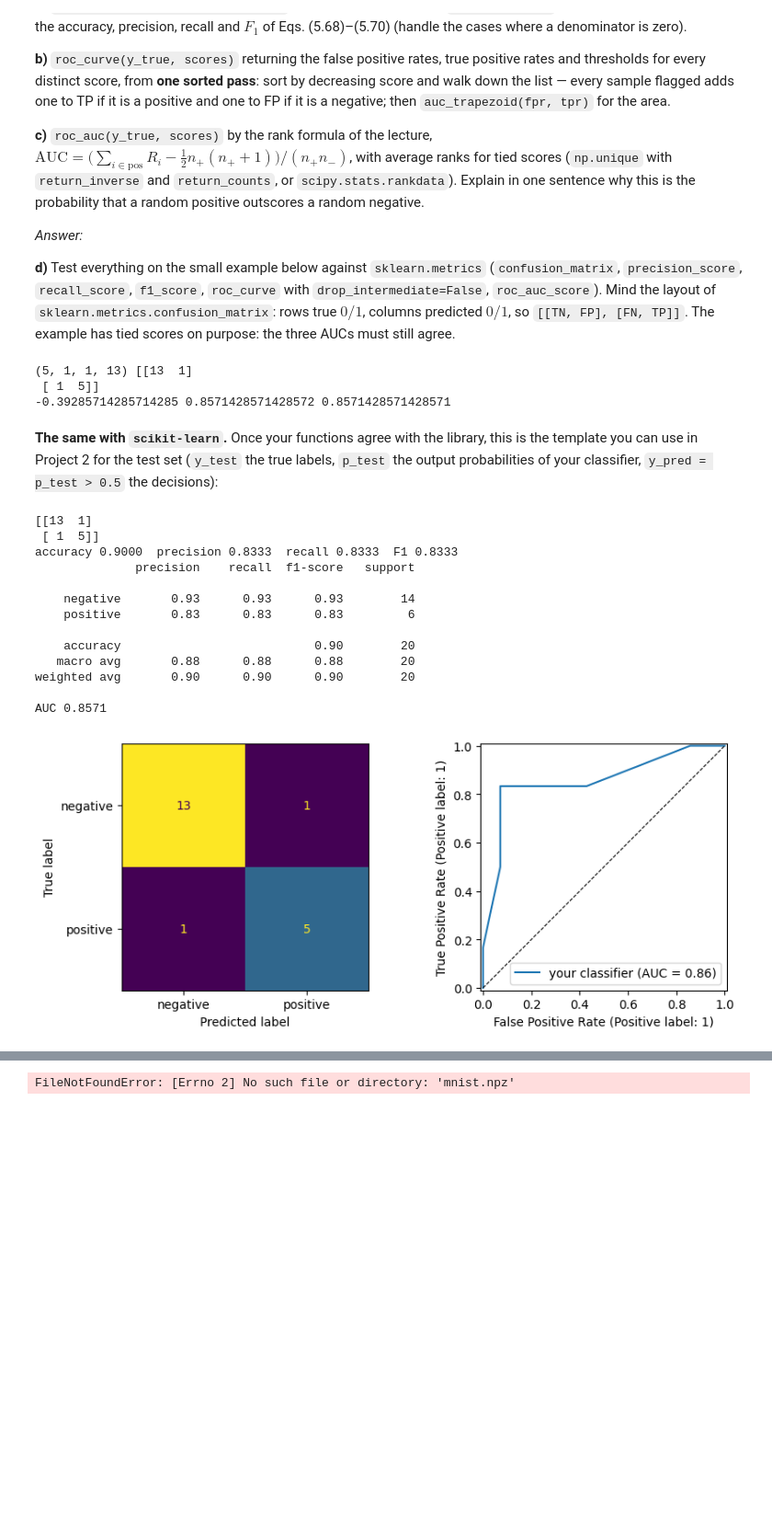
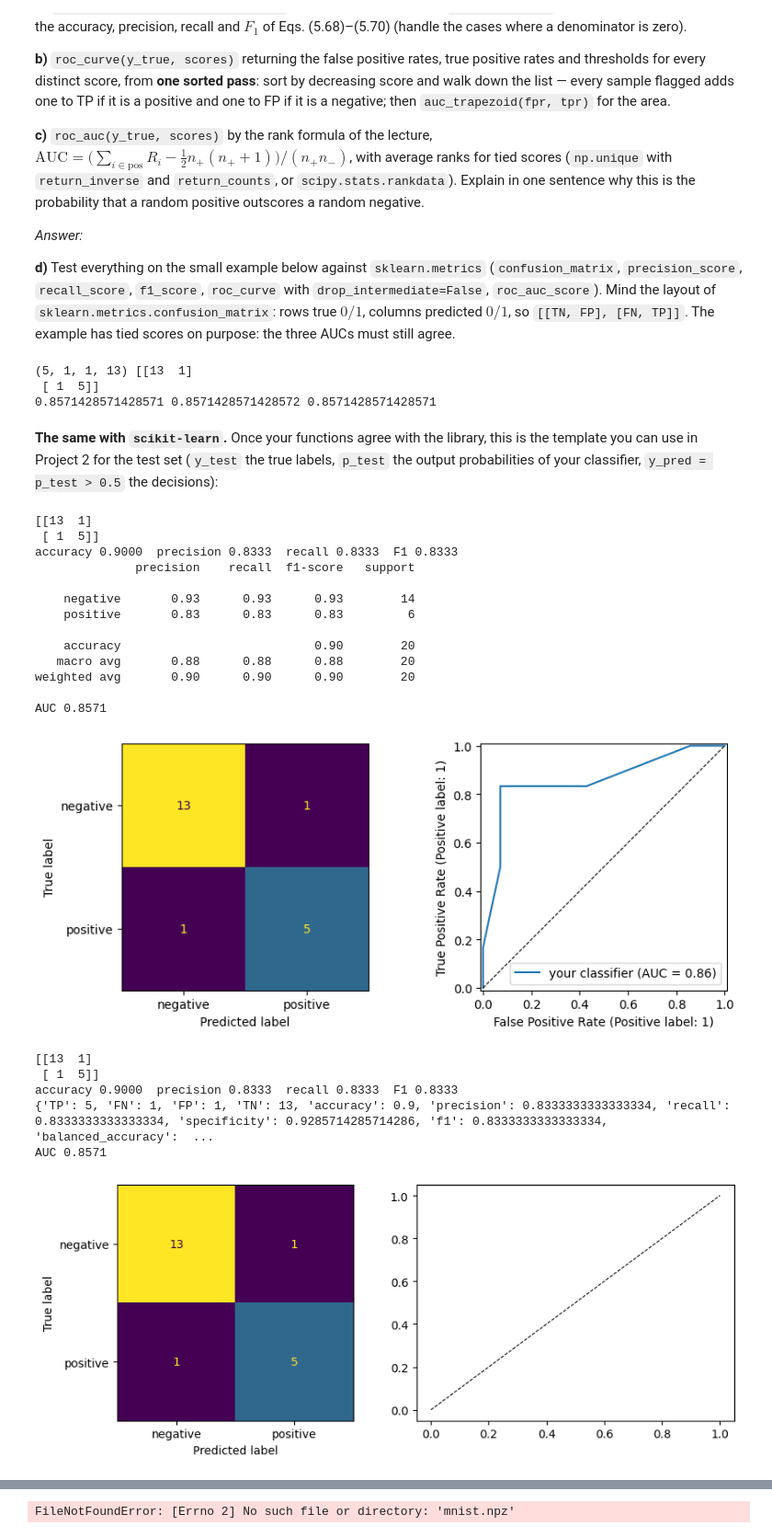
Before and after one commit to nillescorner/FYS-STK4155-Group, a Jupyter notebook: WeeklyTasks/exercisesweek43.ipynb, the cells around one changed output, grey strips where cells are left out. Shown at 92% size. Drawn from its saved outputs; the diff is of its cells as text; code cells hidden in the pictures; blank space fills up the shorter version.

```diff
--- a/WeeklyTasks/exercisesweek43.ipynb
+++ b/WeeklyTasks/exercisesweek43.ipynb
@@ -125,7 +125,7 @@ def roc_auc(y_true, scores):
     ranks = (first + (cnt - 1) / 2)[inv]
     n_pos = int(np.sum(y_true == 1))
     n_neg = len(y_true) - n_pos
-    S = np.sum(ranks[y_true == 1] - n_pos * (n_pos + 1) / 2)
+    S = np.sum(ranks[y_true == 1]) - n_pos * (n_pos + 1) / 2
     return float(S / (n_pos * n_neg))
 
 
@@ -139,7 +139,7 @@ print(roc_auc(y_small, s_small), auc_trapezoid(*roc_curve(y_small, s_small)[:2])
 # %% [output]
 (5, 1, 1, 13) [[13  1]
  [ 1  5]]
--0.39285714285714285 0.8571428571428572 0.8571428571428571
+0.8571428571428571 0.8571428571428572 0.8571428571428571
 # %% [markdown]
 **The same with `scikit-learn`.** Once your functions agree with the
 library, this is the template you can use in Project 2 for the test set
@@ -156,33 +156,56 @@ y_pred = p_test > 0.5
 
 cm = sk_confusion_matrix(y_test, y_pred)   # [[TN, FP], [FN, TP]]
 print(cm)
 print(f"accuracy {accuracy_score(y_test, y_pred):.4f}  precision {precision_score(y_test, y_pred, zero_division=0):.4f}  "
       f"recall {recall_score(y_test, y_pred):.4f}  F1 {f1_score(y_test, y_pred):.4f}")
 print(sk_classification_report(y_test, y_pred, target_names=["negative", "positive"], zero_division=0))
 
 fpr, tpr, thresholds = sk_roc_curve(y_test, p_test, drop_intermediate=False)
 print(f"AUC {roc_auc_score(y_test, p_test):.4f}")
 
 fig, ax = plt.subplots(1, 2, figsize=(9, 3.6))
 ConfusionMatrixDisplay(cm, display_labels=["negative", "positive"]).plot(ax=ax[0], colorbar=False)
 RocCurveDisplay.from_predictions(y_test, p_test, ax=ax[1], name="your classifier")
 ax[1].plot([0, 1], [0, 1], "k--", lw=0.8)
 plt.tight_layout(); plt.show()
+
+
+report = classification_report(y_test, y_pred)
+
+print( skm.confusion_matrix(y_small, s_small > 0.5))
+print(f"accuracy {report["accuracy"]:.4f}  precision {report["precision"]:.4f}  "
+      f"recall {report["recall"]:.4f}  F1 {report["f1"]:.4f}")
+print(classification_report(y_test, y_pred))
+
+fpr, tpr, thresholds = roc_curve(y_test, p_test)
+print(f"AUC {roc_auc(y_test, p_test):.4f}")
+
+fig, ax = plt.subplots(1, 2, figsize=(9, 3.6))
+ConfusionMatrixDisplay(cm, display_labels=["negative", "positive"]).plot(ax=ax[0], colorbar=False)
+#RocCurveDisplay.from_predictions(y_test, p_test, ax=ax[1], name="your classifier")
+ax[1].plot([0, 1], [0, 1], "k--", lw=0.8)
+plt.tight_layout(); #plt.show()
 # %% [output]
 [[13  1]
  [ 1  5]]
 accuracy 0.9000  precision 0.8333  recall 0.8333  F1 0.8333
               precision    recall  f1-score   support
 
     negative       0.93      0.93      0.93        14
     positive       0.83      0.83      0.83         6
 
     accuracy                           0.90        20
    macro avg       0.88      0.88      0.88        20
 weighted avg       0.90      0.90      0.90        20
 
 AUC 0.8571
 [figure]
+[[13  1]
+ [ 1  5]]
+accuracy 0.9000  precision 0.8333  recall 0.8333  F1 0.8333
+{'TP': 5, 'FN': 1, 'FP': 1, 'TN': 13, 'accuracy': 0.9, 'precision': 0.8333333333333334, 'recall': 0.8333333333333334, 'specificity': 0.9285714285714286, 'f1': 0.8333333333333334, 'balanced_accuracy':  ...
+AUC 0.8571
+[figure, added]
 # %% [markdown]
 ## Exercise 2: MNIST, one digit against the rest
 
```
